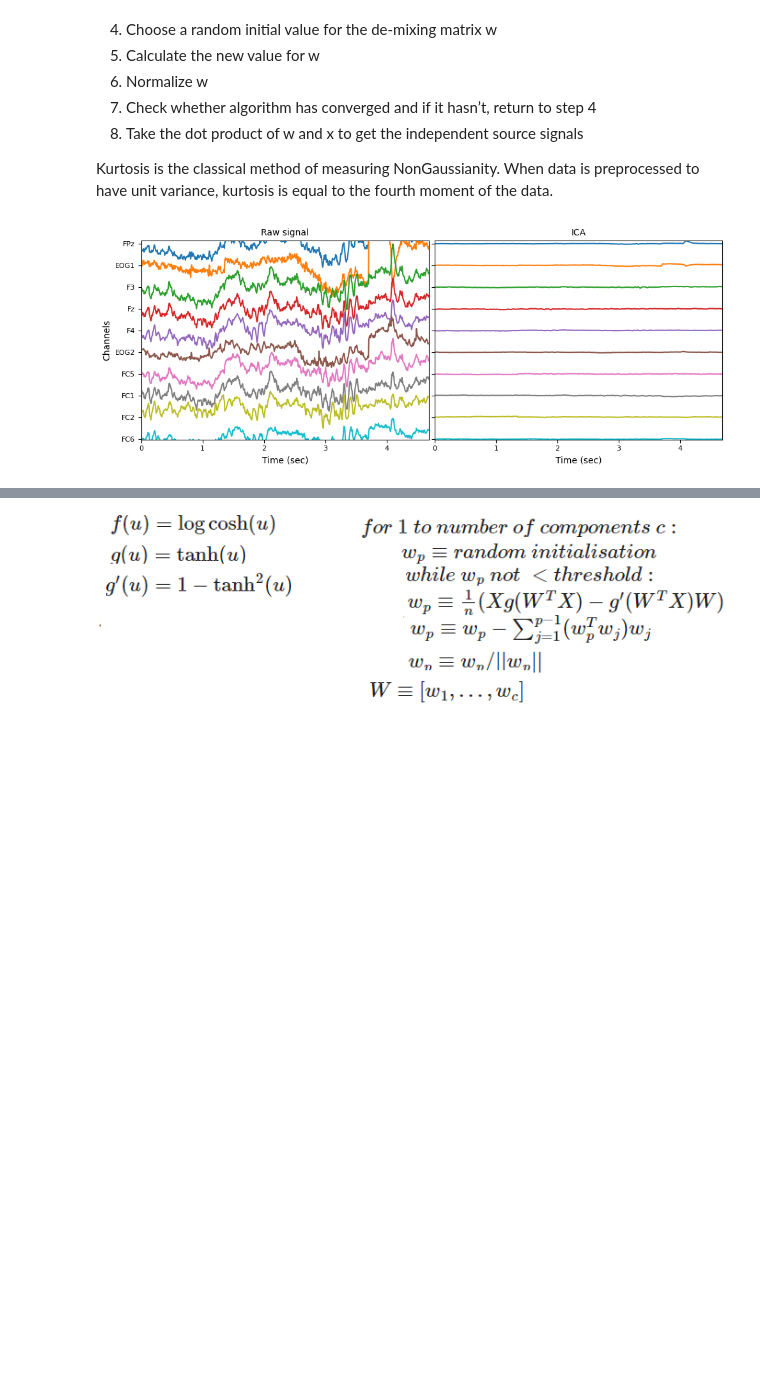
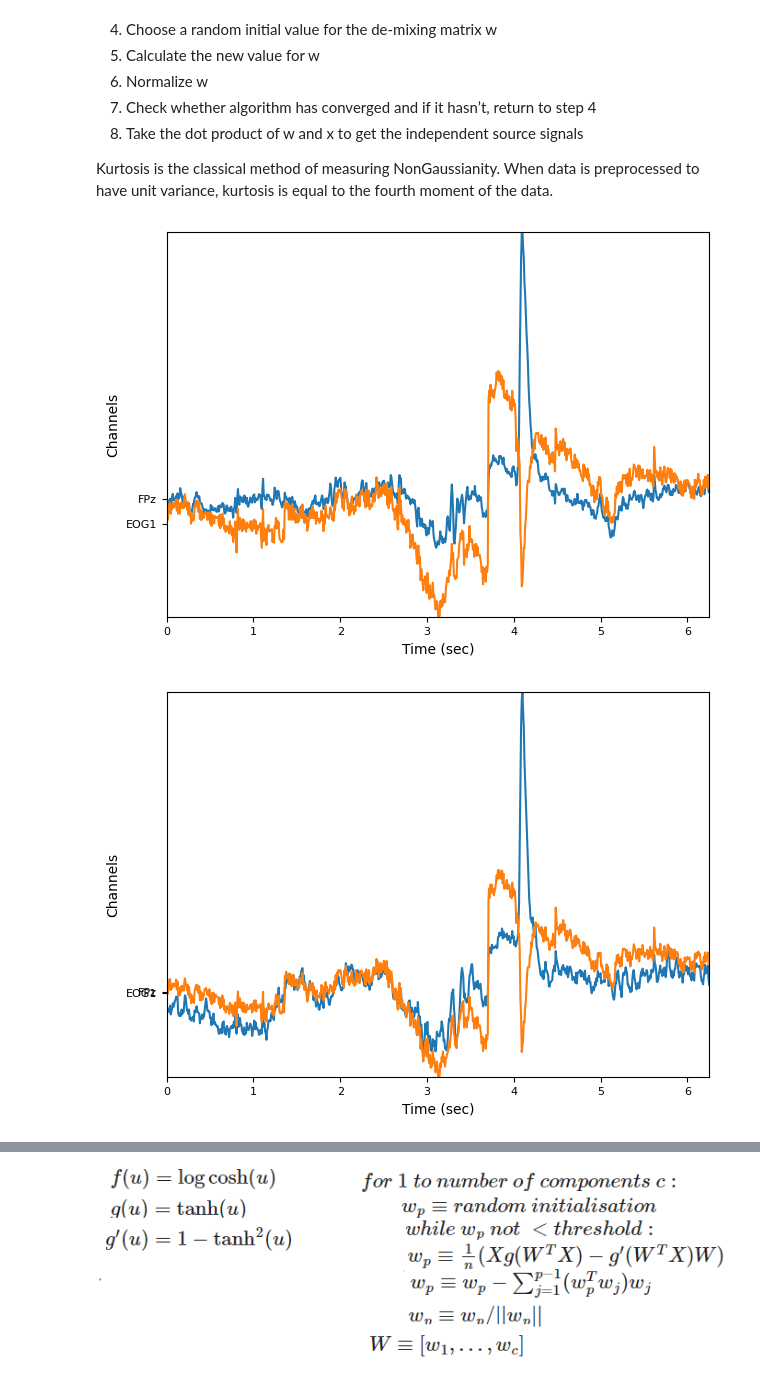
Before and after one commit to RezaSaadatyar/EEG-Lab, a Jupyter notebook: Code/App1_EEG.ipynb, the cells around one changed output, grey strips where cells are left out. Cells and saved outputs as stored; diff of their text form; code cells hidden in the pictures; blank space fills up the shorter version.

```diff
--- a/Code/App1_EEG.ipynb
+++ b/Code/App1_EEG.ipynb
@@ -70,13 +71,13 @@ def plot_data(data, Fs=None, channels=None, first_point=0, last_point=100, norma
     data = data.iloc[first_point:last_point,:]
     if Fs is not None and np.array(Fs) > 0:
         time = (np.linspace(start=first_point/Fs, stop=last_point/Fs, num=len(data))).flatten()
-        axs.plot(time, data + 80*np.arange(data.shape[1],0,-1))
+        axs.plot(time, data + 1*np.arange(data.shape[1],0,-1))
         axs.set_xlabel('Time (sec)', fontsize=10)
     else:
-        axs.plot(data + 80*np.arange(data.shape[1],0,-1))
+        axs.plot(data + 1*np.arange(data.shape[1],0,-1))
         axs.set_xlabel('sample', fontsize=10)
-    axs.set_ylim([np.min(80*np.arange(data.shape[1],0,-1))+np.min(data.iloc[:,data.shape[1]-1]), np.max(80*np.arange(data.shape[1],0,-1))+np.max(data.iloc[:,0])])
-    axs.set_yticks((80*np.arange(data.shape[1],0,-1)))
+    axs.set_ylim([np.min(1*np.arange(data.shape[1],0,-1))+np.min(data.iloc[:,data.shape[1]-1]), np.max(1*np.arange(data.shape[1],0,-1))+np.max(data.iloc[:,0])])
+    axs.set_yticks((1*np.arange(data.shape[1],0,-1)))
     axs.set_yticklabels(data.columns)
     axs.tick_params(axis='x', labelsize=8)
     axs.tick_params(axis='y', labelsize=8)
@@ -217,11 +218,14 @@ Kurtosis is the classical method of measuring NonGaussianity. When data is prepr
 # %%
 data_centered = data- np.mean(data, axis=0)                          # Center the data (time points x electrode channels)
 data_cov = np.cov(data_centered, rowvar=False)                       # Compute the covariance matrix
 eigenvalues, eigenvectors = np.linalg.eig(data_cov)                  # Compute the eigenvalues and eigenvectors
 dig_eigenvalues = np.diag(1.0 / np.sqrt(eigenvalues))                # Calculate the diagonal matrix of eigenvalues raised to the power of -0.5
 whitening_matrix = np.dot(np.dot(eigenvectors, dig_eigenvalues), eigenvectors.T)  # Compute the whitening matrix
 X_white = np.dot(data_centered, whitening_matrix)                    # Apply the whitening transformation to data_centered
 data_features = pd.DataFrame(X_white)
-plot_features(data, data_features, Fs, channels, first_point=0, last_point=600, num_chan=10, type_feature='ICA')
+#plot_features(data, data_features, Fs, channels, first_point=0, last_point=600, num_chan=10, type_feature='ICA')
+plot_data(data_features.iloc[:,0:2], Fs, channels[0:2], first_point=0, last_point=800, normalize_data='off')
+plot_data(data.iloc[:,0:2], Fs, channels[0:2], first_point=0, last_point=800, normalize_data='off')
 # %% [output]
-[figure, old version]
+[figure, new version]
+[figure, added]
```
Also changed, not shown: parts of 11 cells of this notebook.
